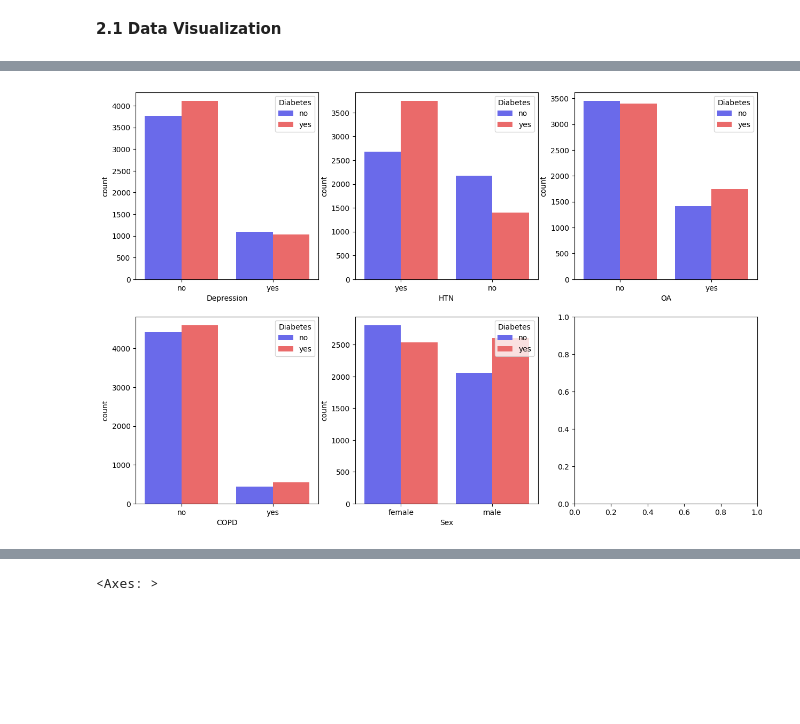
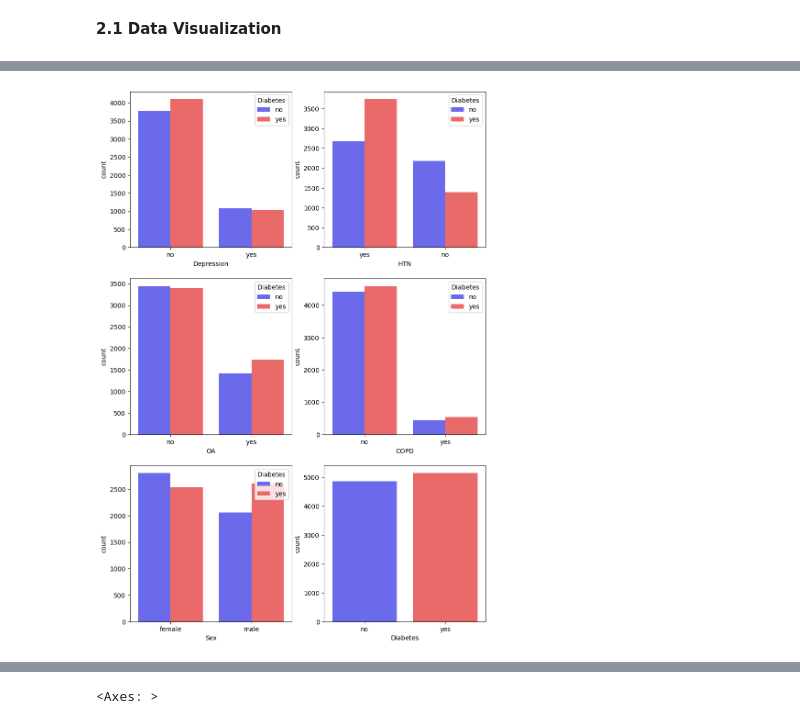
Before and after one commit to andysontran/21-CHL5230-F23, a Jupyter notebook: 21_CHL5230_F23.ipynb, the cells around one changed output, grey strips where cells are left out. Drawn from its saved outputs; the diff is of its cells as text; code cells hidden in the pictures; blank space fills up the shorter version.

```diff
--- a/21_CHL5230_F23.ipynb
+++ b/21_CHL5230_F23.ipynb
@@ -128,7 +122,7 @@ multinomial_columns = ['Hypertension_Medications', 'Corticosteroids']
 # Checking the difference in distribution of numerical features in two classes
 
 # Create a grid of subplots with 3 rows and 3 columns
-fig, axs = plt.subplots(ncols = 3, nrows = 3, figsize = (12, 12))
+fig, axs = plt.subplots(ncols = 3, nrows = 3, figsize = (15, 15))
 
 # Loop over each feature in numerical list
 for i, column in enumerate(numerical_columns):
@@ -147,20 +150,22 @@ plt.show()
 # %%
-# Checking the difference in distribution of categorical features in two classes
+# Checking the difference in distribution of categorical features in two classes + target class ("Diabetes") to check for data imbalance
 
 # Create a grid of subplots with 2 rows and 3 columns
-fig, axs = plt.subplots(ncols = 3, nrows = 2, figsize = (15, 10))
+fig, axs = plt.subplots(ncols = 2, nrows = 3, figsize = (10, 15))
 
 # Loop over each feature in categorical list
 for i, column in enumerate(categorical_columns):
   # Calculate the position for the subplot; x is the row index and y is the column index
-  x = i // 3
-  y = i % 3
+  x = i // 2
+  y = i % 2
 
   # Plot a histogram of the feature split by the 'Diabetes' class
   # kde = True adds a Kernal Density Estimate plot to smooth the histogram
   sns.countplot(data, x = column, hue = 'Diabetes', palette = 'seismic', ax = axs[x][y])
 
 # Display all the subplots
+sns.countplot(data, x = target_column, palette = 'seismic', ax = axs[2][1])
+
 plt.show()
 # %% [output]
-[figure, old version]
+[figure, new version]
```
Also changed, not shown: parts of 22 cells of this notebook.
